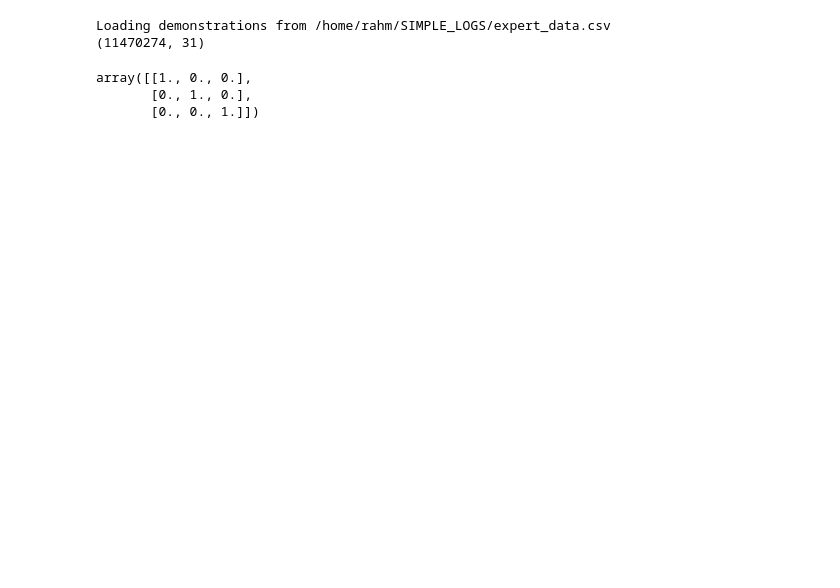
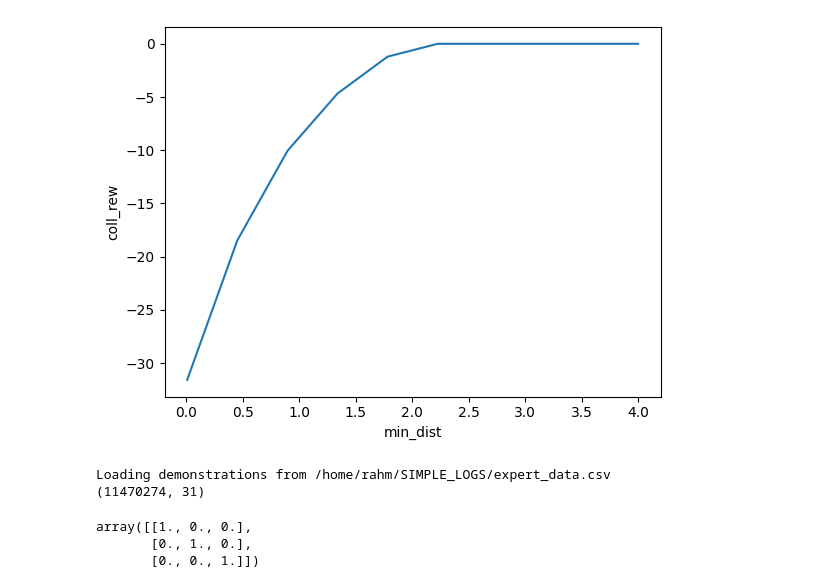
Before and after one commit to Rah-M14/Aerosim-Simulation-Zone, a Jupyter notebook: TEST_FILES/testing_pad.ipynb, the cells around one changed output. Drawn from its saved outputs; the diff is of its cells as text; code cells hidden in the pictures; blank space fills up the shorter version.

```diff
--- a/TEST_FILES/testing_pad.ipynb
+++ b/TEST_FILES/testing_pad.ipynb
@@ -11,3 +57,19 @@ print(di['b'].shape)
+# %%
+import numpy as np
+import matplotlib.pyplot as plt
+
+# min_thresh = np.linspace(1.0, 2.0, 10)
+min_thresh = 2.0
+min_dist = np.linspace(0.01, 4.0, 10)
+# coll_rew = np.clip((1/min_thresh - 10/min_dist), -30.0, 0.0)
+coll_rew = np.clip(-5*np.exp(-(min_dist-min_thresh)), -np.inf, -5.0) + 5.0
+
+plt.plot(min_dist, coll_rew, label='coll_rew_d')
+plt.xlabel('min_dist')
+plt.ylabel('coll_rew')
+plt.show()
+# %% [output]
+[figure, added]
 # %%
 import os
 import torch
```
Also changed, not shown: parts of 2 cells of this notebook, 6 other files.
